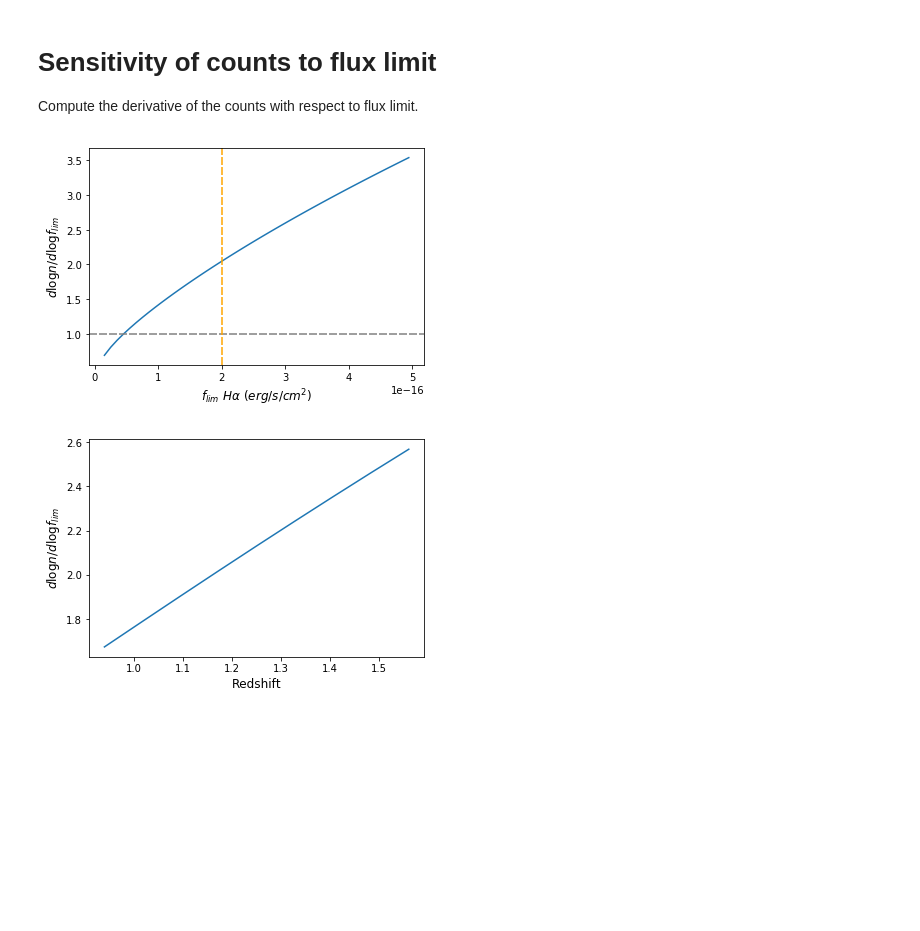
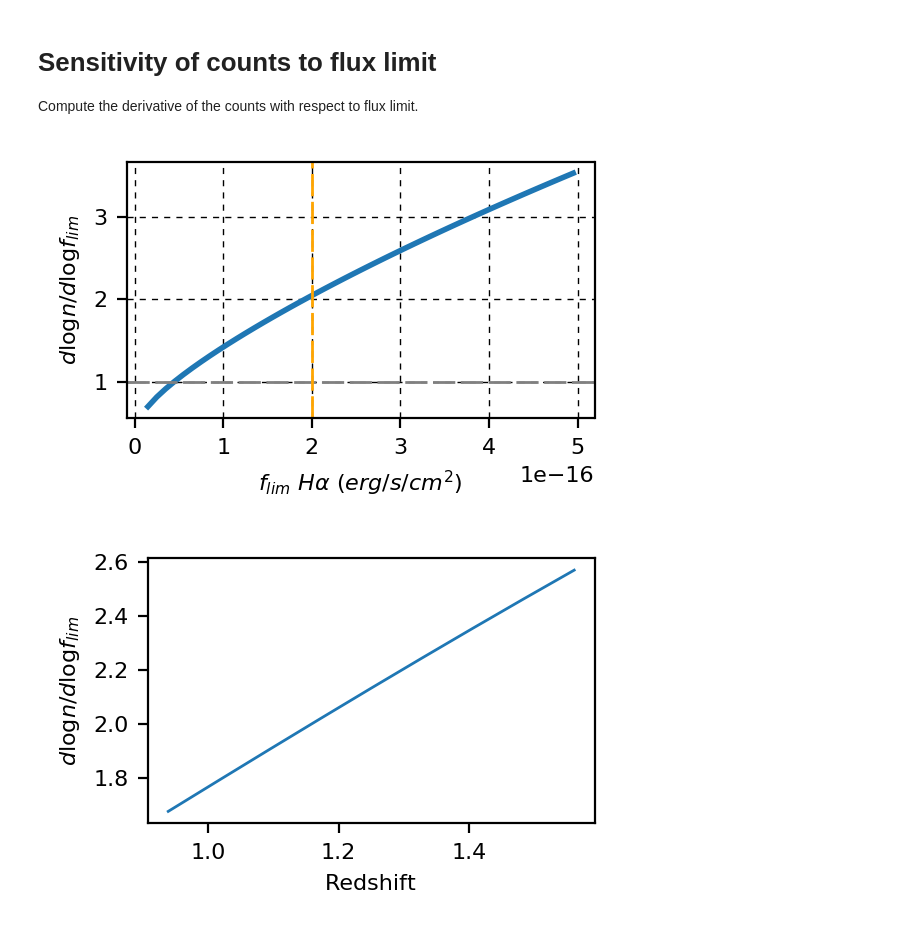
Before and after one commit to bengranett/syseffects_notebook, a Jupyter notebook: galaxy_counts.ipynb, the cells around one changed output. Cells and saved outputs as stored; diff of their text form; code cells hidden in the pictures; blank space fills up the shorter version.

```diff
--- a/galaxy_counts.ipynb
+++ b/galaxy_counts.ipynb
@@ -9,6 +9,7 @@ import scipy
 import matplotlib
 from matplotlib import pyplot
 matplotlib.rcParams.update({'axes.labelsize': 'large'})
+matplotlib.style.use('fig.mplstyle')
 # %%
 from astropy.cosmology import FlatLambdaCDM
 cosmo = FlatLambdaCDM(H0=70, Om0=0.3)
@@ -70,6 +71,6 @@ The redshift range is set to match WISP counts presented in Pozzetti et al Fig 4
 fluxlim = np.logspace(-17, -15., 20)
 n = []
 for f in fluxlim:
-    n.append(count(f, zlow=0.7, zhigh=1.5, dz=.05, area=1))
+    n.append(count(f, zlow=0.9, zhigh=1.7, dz=.05, area=1))
 n = np.array(n)
 # %%
@@ -86,26 +93,28 @@ Compute the derivative of the counts with respect to flux limit.
 # %%
 fluxlim = np.linspace(1e-17, 5e-16, 50)
 n = []
 for f in fluxlim:
     n.append(count(f, zlow=0.9, zhigh=1.7, dz=.05, area=1))
 n = np.array(n)
 
 logn = np.log10(n)
 logf = np.log10(fluxlim)
 
 dn = logn[1:] - logn[:-1]
 df = logf[1:] - logf[:-1]
 
 dndf = -dn / df
 
 x = (fluxlim[1:] + fluxlim[:-1])/2.
-pyplot.plot(x, dndf)
+pyplot.plot(x, dndf, lw=2)
 pyplot.axhline(1, c='grey', dashes=(4,1))
 pyplot.axvline(2e-16, c='orange', dashes=(4,1))
 pyplot.xlabel("$f_{lim}\ H\\alpha\ (erg/s/cm^2)$")
-r=pyplot.ylabel("$ d \log n / d \log f_{lim}$")
+pyplot.ylabel("$ d \log n / d \log f_{lim}$")
+pyplot.grid()
+r=pyplot.savefig("dcounts.pdf")
 # %% [output]
-[figure, old version]
+[figure, new version]
 # %%
 # Trend with redshift
 
@@ -127,4 +136,4 @@ pyplot.plot(zmid, y)
 pyplot.xlabel("Redshift")
 r=pyplot.ylabel("$d\log n/d \log f_{lim}$")
 # %% [output]
-[figure, old version]
+[figure, new version]
```
Also changed, not shown: parts of 1 cell of this notebook, 2 other files.
